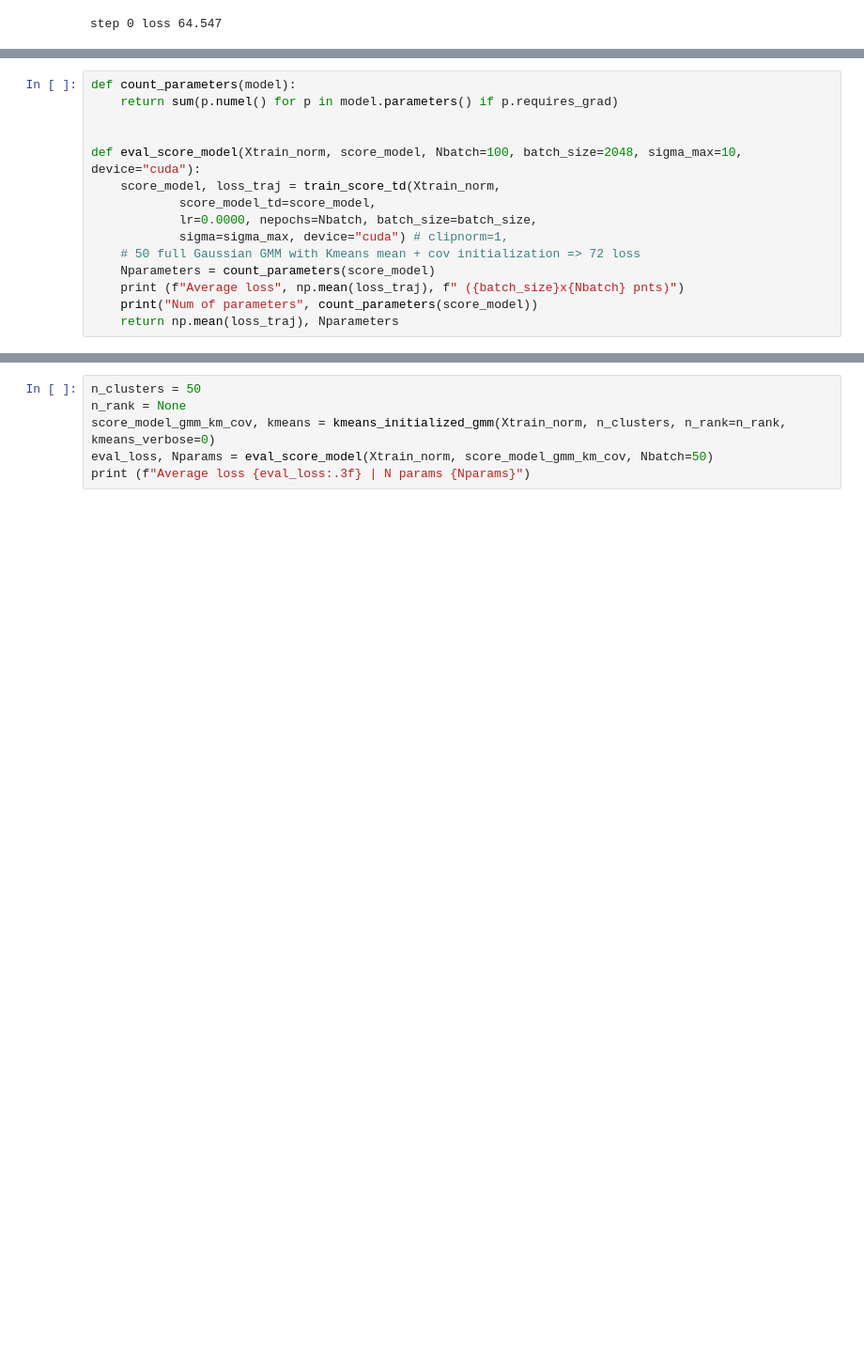
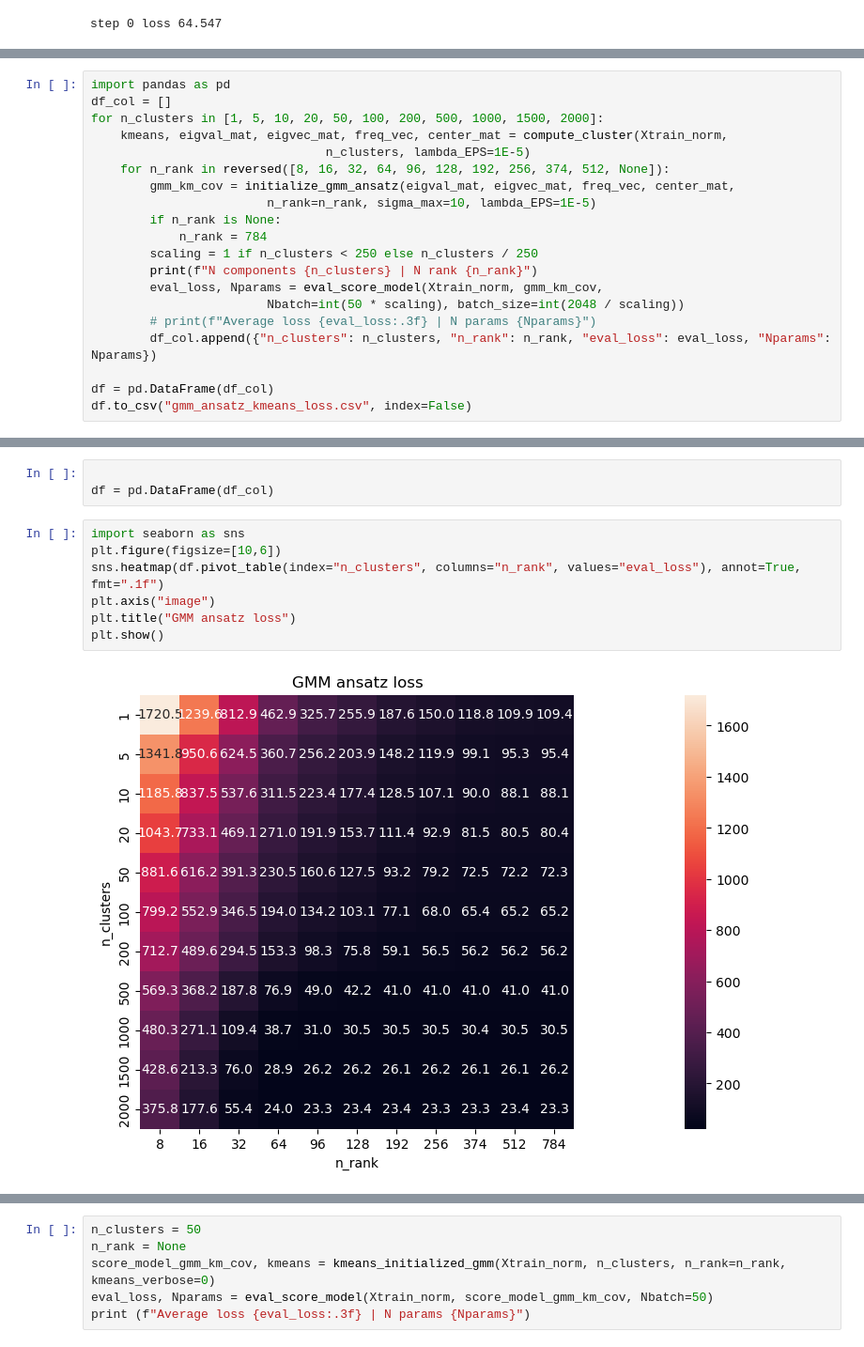
Before and after one commit to Animadversio/DiffusionMemorization, a Jupyter notebook: score_ansatz_NN_image_exp.ipynb, the cells around one changed output, grey strips where cells are left out. Shown at 94% size. Drawn from its saved outputs; the diff is of its cells as text; blank space fills up the shorter version.

Commit message:
add table

```diff
--- a/score_ansatz_NN_image_exp.ipynb
+++ b/score_ansatz_NN_image_exp.ipynb
@@ -974,17 +985,2 @@ step 0 loss 72.258
-# %%
-def count_parameters(model):
-    return sum(p.numel() for p in model.parameters() if p.requires_grad)
-
-
-def eval_score_model(Xtrain_norm, score_model, Nbatch=100, batch_size=2048, sigma_max=10, device="cuda"):
-    score_model, loss_traj = train_score_td(Xtrain_norm,
-            score_model_td=score_model,
-            lr=0.0000, nepochs=Nbatch, batch_size=batch_size,
-            sigma=sigma_max, device="cuda") # clipnorm=1,
-    # 50 full Gaussian GMM with Kmeans mean + cov initialization => 72 loss
-    Nparameters = count_parameters(score_model)
-    print (f"Average loss", np.mean(loss_traj), f" ({batch_size}x{Nbatch} pnts)")
-    print("Num of parameters", count_parameters(score_model))
-    return np.mean(loss_traj), Nparameters
 # %%
 from sklearn.cluster import KMeans, MiniBatchKMeans
@@ -1047,0 +1092,20 @@ def kmeans_initialized_gmm(Xtrain, n_clusters,
+# %%
+import pandas as pd
+df_col = []
+for n_clusters in [1, 5, 10, 20, 50, 100, 200, 500, 1000, 1500, 2000]:
+    kmeans, eigval_mat, eigvec_mat, freq_vec, center_mat = compute_cluster(Xtrain_norm,
+                                n_clusters, lambda_EPS=1E-5)
+    for n_rank in reversed([8, 16, 32, 64, 96, 128, 192, 256, 374, 512, None]):
+        gmm_km_cov = initialize_gmm_ansatz(eigval_mat, eigvec_mat, freq_vec, center_mat,
+                        n_rank=n_rank, sigma_max=10, lambda_EPS=1E-5)
+        if n_rank is None:
+            n_rank = 784
+        scaling = 1 if n_clusters < 250 else n_clusters / 250
+        print(f"N components {n_clusters} | N rank {n_rank}")
+        eval_loss, Nparams = eval_score_model(Xtrain_norm, gmm_km_cov,
+                        Nbatch=int(50 * scaling), batch_size=int(2048 / scaling))
+        # print(f"Average loss {eval_loss:.3f} | N params {Nparams}")
+        df_col.append({"n_clusters": n_clusters, "n_rank": n_rank, "eval_loss": eval_loss, "Nparams": Nparams})
+
+df = pd.DataFrame(df_col)
+df.to_csv("gmm_ansatz_kmeans_loss.csv", index=False)
@@ -1047,0 +1187,12 @@ def kmeans_initialized_gmm(Xtrain, n_clusters,
+# %%
+
+df = pd.DataFrame(df_col)
+# %%
+import seaborn as sns
+plt.figure(figsize=[10,6])
+sns.heatmap(df.pivot_table(index="n_clusters", columns="n_rank", values="eval_loss"), annot=True, fmt=".1f")
+plt.axis("image")
+plt.title("GMM ansatz loss")
+plt.show()
+# %% [output]
+[figure, added]
```
Also changed, not shown: parts of 11 cells of this notebook, 1 other file.
